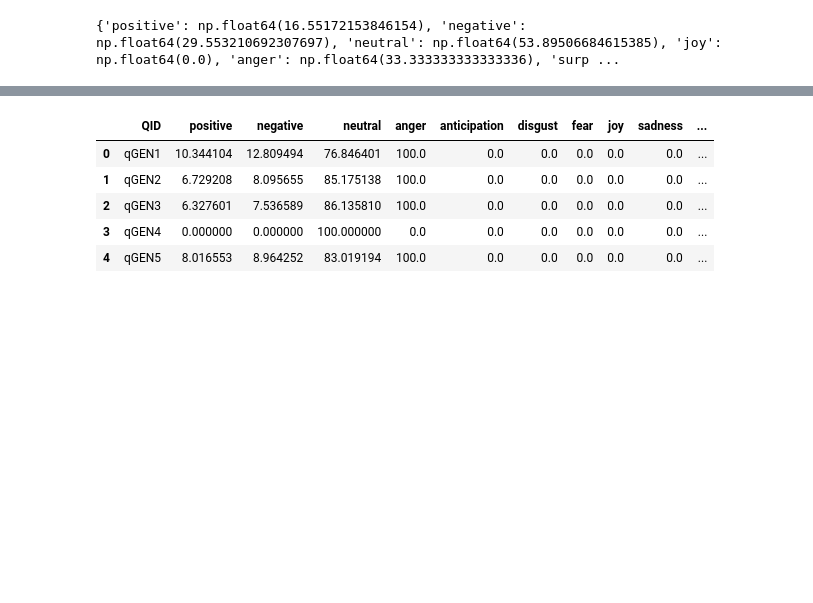
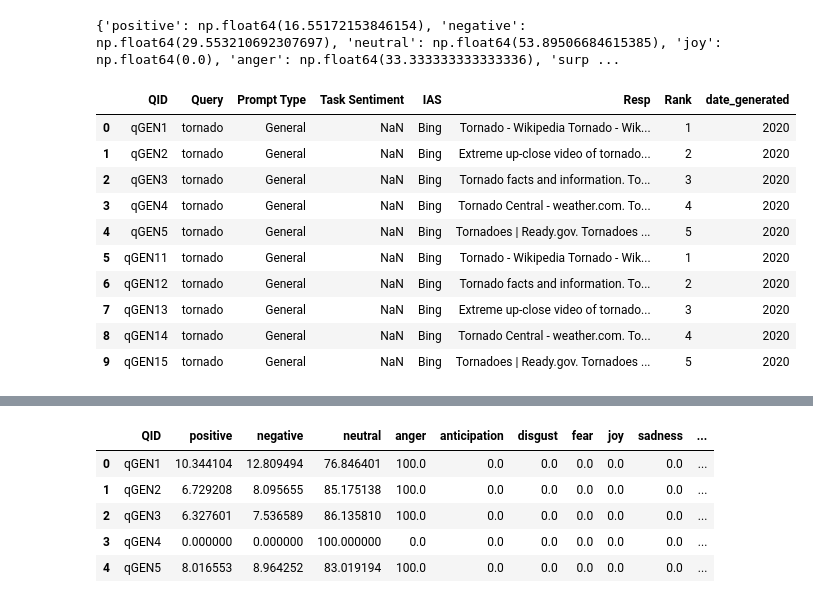
Before and after one commit to HrishitaC/InsideOut2, a Jupyter notebook: Code/emotion_profile.ipynb, the cells around one changed output, grey strips where cells are left out. Saved outputs shown, nothing was run; the diff lists cells and outputs as text; code cells hidden in the pictures; blank space fills up the shorter version.

```diff
--- a/Code/emotion_profile.ipynb
+++ b/Code/emotion_profile.ipynb
@@ -336,4 +336,55 @@ emo_vals = calc_emotion_profile(test)
 print(emo_vals)
 # %% [output]
 {'positive': np.float64(16.55172153846154), 'negative': np.float64(29.553210692307697), 'neutral': np.float64(53.89506684615385), 'joy': np.float64(0.0), 'anger': np.float64(33.333333333333336), 'surp ...
+# %%
+# compiling Inside Out responses
+
+import pandas as pd
+
+QL_IT = pd.read_csv("../Data/InsideOutData/QL-IT.csv")
+QL_IT["QID"] = ["qGEN"+str(i+1) for i in range(len(QL_IT))]
+QL_IT["Prompt Type"] = ["General"] * len(QL_IT)
+QL_IT = QL_IT.loc[QL_IT["position"]<6]
+QL_IT_Em = pd.read_csv("../Data/InsideOutData/QL-IT-Em.csv")
+QL_IT_Em["QID"] = ["qEM"+str(i+1) for i in range(len(QL_IT_Em))]
+QL_IT_Em["Prompt Type"] = ["Emotionally Charged"] * len(QL_IT_Em)
+QL_IT_Em = QL_IT_Em.loc[QL_IT_Em["position"]<6]
+
+IO_emotional_profile = {
+    "QID":[],
+    "rank": [],
+    "IAS": [],
+    "positive":[],
+    "negative": [],
+    "neutral": [],
+    "anger":[],
+    "anticipation":[],
+    "disgust": [],
+    "fear":[],
+    "joy": [],
+    "sadness": [],
+    "surprise": [],
+    "trust": [],
+}
+
+InsideOut_raw = pd.concat([QL_IT, QL_IT_Em], ignore_index=True)
+InsideOut_raw["IAS"] = ["Bing"] * len(InsideOut_raw)
+InsideOut_raw["date_generated"] = ["2020"] * len(InsideOut_raw)
+
+InsideOut = InsideOut_raw[["QID","user_query", "Prompt Type", "target", "IAS", "TextSample", "position", "date_generated"]]
+InsideOut.columns = ["QID","Query","Prompt Type","Task Sentiment", "IAS","Resp","Rank","date_generated"]
+InsideOut.to_csv("../Data/SIGIR_InsideOutData_compiled.csv", index=False)
+InsideOut.head(10)
+# %% [output]
+|  | QID | Query | Prompt Type | Task Sentiment | IAS | Resp | Rank | date_generated |
+| 0 | qGEN1 | tornado | General | NaN | Bing | Tornado - Wikipedia Tornado - Wik... | 1 | 2020 |
+| 1 | qGEN2 | tornado | General | NaN | Bing | Extreme up-close video of tornado... | 2 | 2020 |
+| 2 | qGEN3 | tornado | General | NaN | Bing | Tornado facts and information. To... | 3 | 2020 |
+| 3 | qGEN4 | tornado | General | NaN | Bing | Tornado Central - weather.com. To... | 4 | 2020 |
+| 4 | qGEN5 | tornado | General | NaN | Bing | Tornadoes | Ready.gov. Tornadoes ... | 5 | 2020 |
+| 5 | qGEN11 | tornado | General | NaN | Bing | Tornado - Wikipedia Tornado - Wik... | 1 | 2020 |
+| 6 | qGEN12 | tornado | General | NaN | Bing | Tornado facts and information. To... | 2 | 2020 |
+| 7 | qGEN13 | tornado | General | NaN | Bing | Extreme up-close video of tornado... | 3 | 2020 |
+| 8 | qGEN14 | tornado | General | NaN | Bing | Tornado Central - weather.com. To... | 4 | 2020 |
+| 9 | qGEN15 | tornado | General | NaN | Bing | Tornadoes | Ready.gov. Tornadoes ... | 5 | 2020 |
 # %%
```
Also changed, not shown: parts of 3 cells of this notebook, 9 other files.
